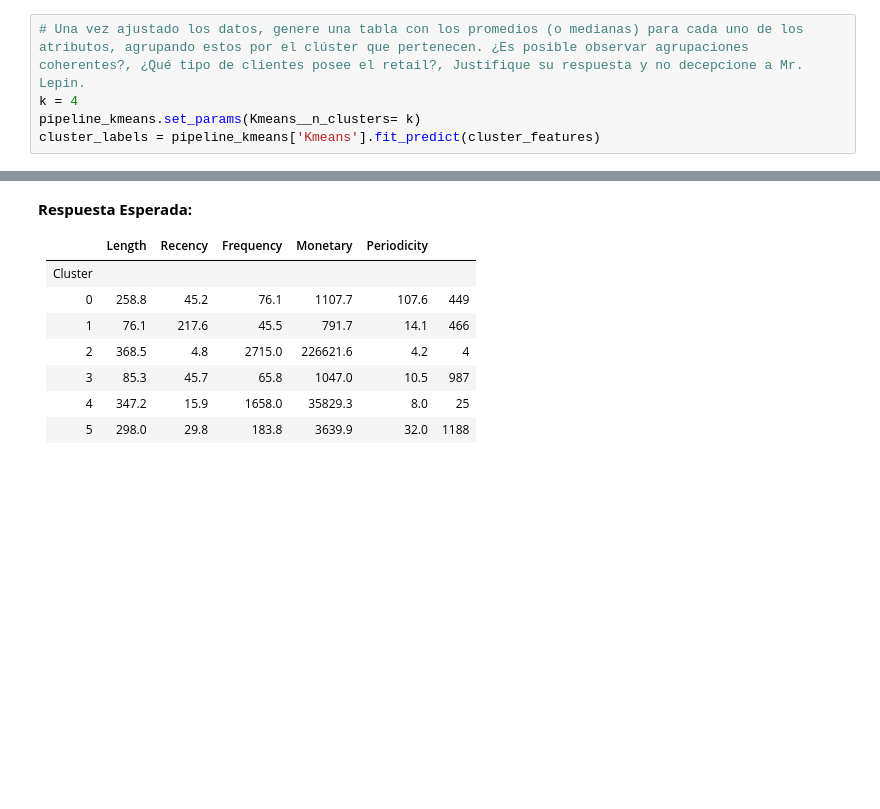
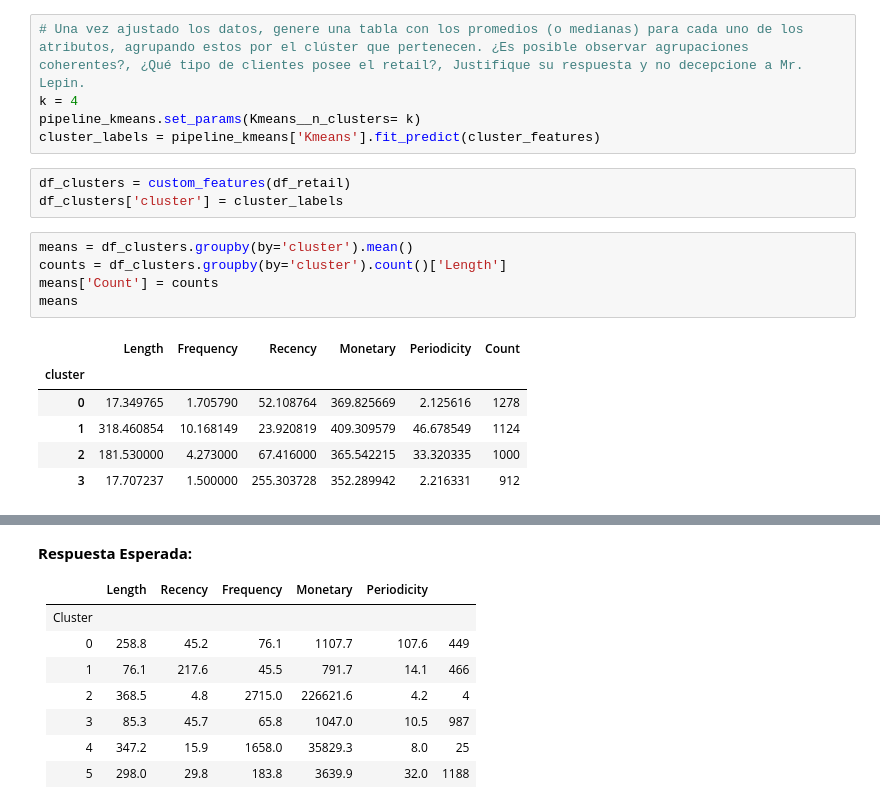
Before and after one commit to cristobalgallardo/MDS7202, a Jupyter notebook: Lab6/Laboratorio6_Enunciado.ipynb, the cells around one changed output, grey strips where cells are left out. Cells and saved outputs as stored; diff of their text form; blank space fills up the shorter version.

```diff
--- a/Lab6/Laboratorio6_Enunciado.ipynb
+++ b/Lab6/Laboratorio6_Enunciado.ipynb
@@ -458,3 +464,18 @@ Una vez ajustado los datos, genere una tabla con los promedios (o medianas) para
 k = 4
 pipeline_kmeans.set_params(Kmeans__n_clusters= k)
 cluster_labels = pipeline_kmeans['Kmeans'].fit_predict(cluster_features)
+# %%
+df_clusters = custom_features(df_retail)
+df_clusters['cluster'] = cluster_labels
+# %%
+means = df_clusters.groupby(by='cluster').mean()
+counts = df_clusters.groupby(by='cluster').count()['Length']
+means['Count'] = counts
+means
+# %% [output]
+|  | Length | Frequency | Recency | Monetary | Periodicity | Count |
+| cluster |  |  |  |  |  |  |
+| 0 | 17.349765 | 1.705790 | 52.108764 | 369.825669 | 2.125616 | 1278 |
+| 1 | 318.460854 | 10.168149 | 23.920819 | 409.309579 | 46.678549 | 1124 |
+| 2 | 181.530000 | 4.273000 | 67.416000 | 365.542215 | 33.320335 | 1000 |
+| 3 | 17.707237 | 1.500000 | 255.303728 | 352.289942 | 2.216331 | 912 |
```
Also changed, not shown: parts of 6 cells of this notebook.
